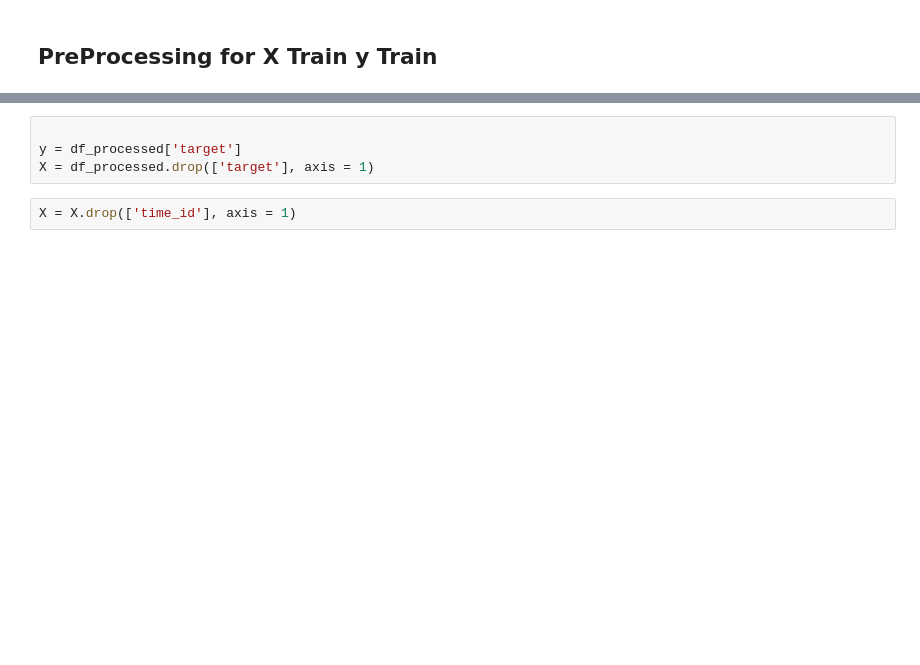
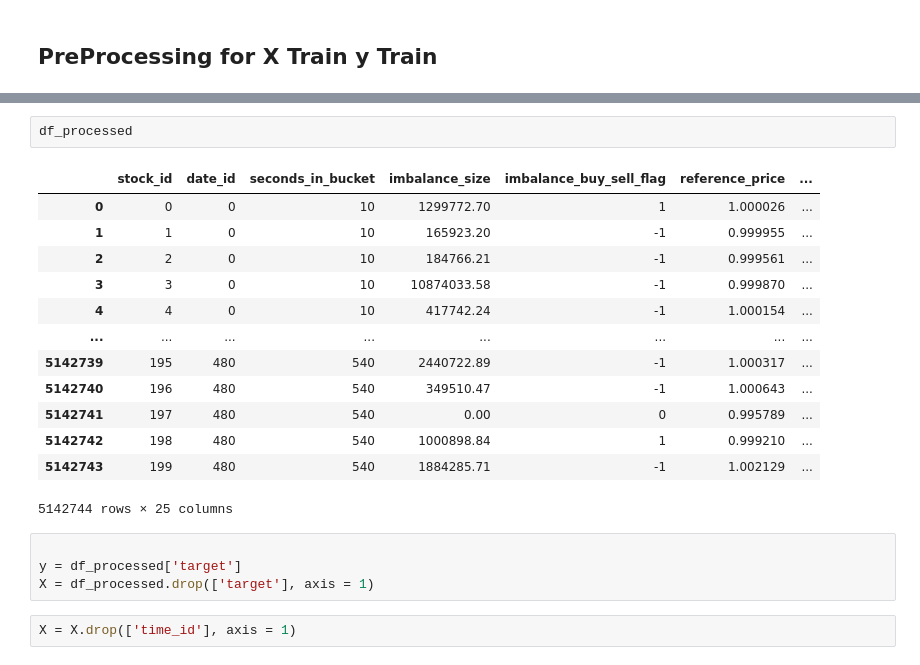
Before and after one commit to KingBoomie/ml2023-project, a Jupyter notebook: trading-at-the-close.ipynb, the cells around one changed output, grey strips where cells are left out. Saved outputs shown, nothing was run; the diff lists cells and outputs as text; blank space fills up the shorter version.

```diff
--- a/trading-at-the-close.ipynb
+++ b/trading-at-the-close.ipynb
@@ -175,3 +179,19 @@ test_df
+# %%
+df_processed
+# %% [output]
+|  | stock_id | date_id | seconds_in_bucket | imbalance_size | imbalance_buy_sell_flag | reference_price | ... |
+| 0 | 0 | 0 | 10 | 1299772.70 | 1 | 1.000026 | ... |
+| 1 | 1 | 0 | 10 | 165923.20 | -1 | 0.999955 | ... |
+| 2 | 2 | 0 | 10 | 184766.21 | -1 | 0.999561 | ... |
+| 3 | 3 | 0 | 10 | 10874033.58 | -1 | 0.999870 | ... |
+| 4 | 4 | 0 | 10 | 417742.24 | -1 | 1.000154 | ... |
+| ... | ... | ... | ... | ... | ... | ... | ... |
+| 5142739 | 195 | 480 | 540 | 2440722.89 | -1 | 1.000317 | ... |
+| 5142740 | 196 | 480 | 540 | 349510.47 | -1 | 1.000643 | ... |
+| 5142741 | 197 | 480 | 540 | 0.00 | 0 | 0.995789 | ... |
+| 5142742 | 198 | 480 | 540 | 1000898.84 | 1 | 0.999210 | ... |
+| 5142743 | 199 | 480 | 540 | 1884285.71 | -1 | 1.002129 | ... |
+5142744 rows × 25 columns
 # %%
 
 y = df_processed['target']
```
Also changed, not shown: parts of 9 cells of this notebook.
